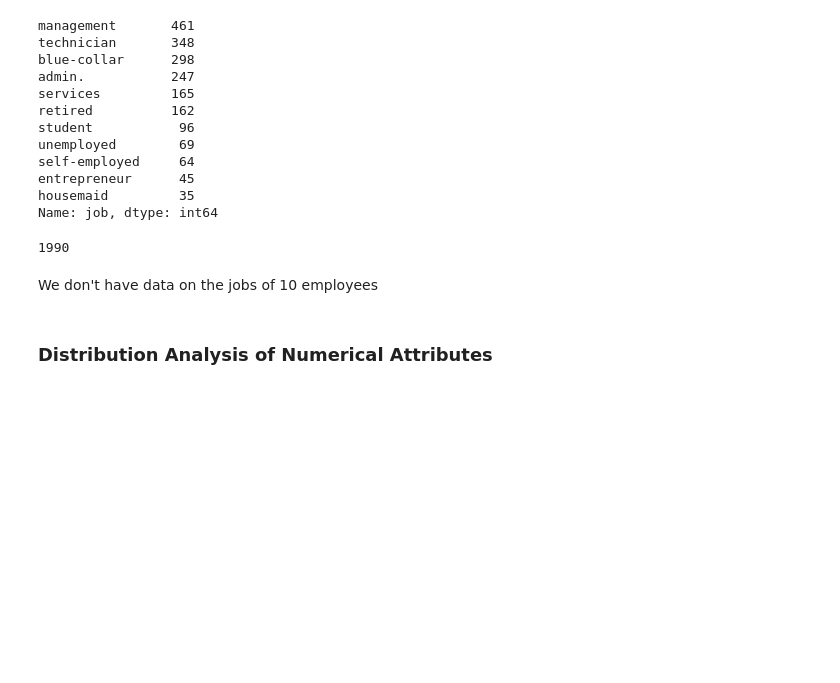
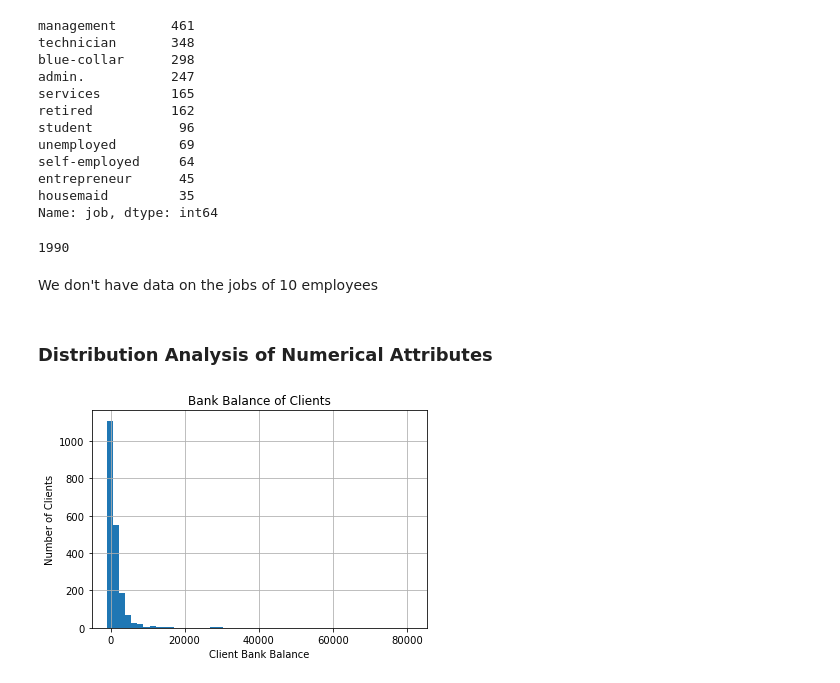
Before and after one commit to darren-king/Exploratory-Data-Analysis, a Jupyter notebook: etivity1.ipynb, the cells around one changed output. Saved outputs shown, nothing was run; the diff lists cells and outputs as text; code cells hidden in the pictures; blank space fills up the shorter version.

```diff
--- a/etivity1.ipynb
+++ b/etivity1.ipynb
@@ -96,3 +96,11 @@ df['job'].count()
 We don't have data on the jobs of 10 employees
 # %% [markdown]
 ### Distribution Analysis of Numerical Attributes
+# %%
+df['balance'].hist(bins=50)
+plt.title("Bank Balance of Clients")
+plt.xlabel('Client Bank Balance')
+plt.ylabel('Number of Clients')
+plt.show()
+# %% [output]
+[figure, added]
```
Also changed, not shown: parts of 5 cells of this notebook.
